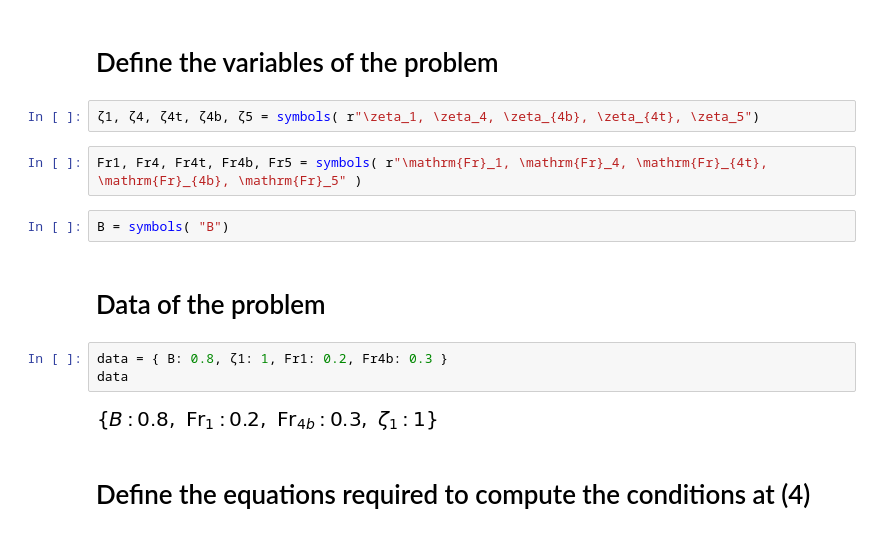
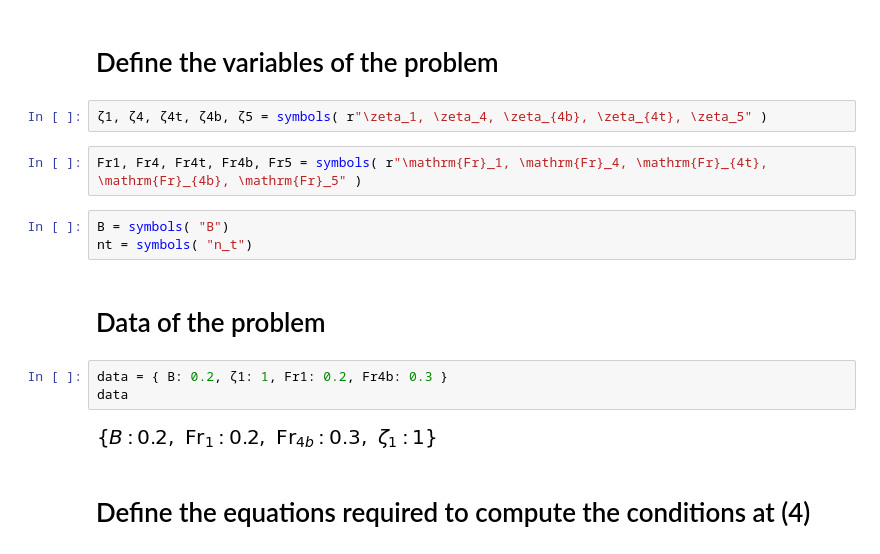
Before and after one commit to Pselae/MCTE_2020_2021, a Jupyter notebook: DiskActuator/Numerical_Computations.ipynb, the cells around one changed output. Saved outputs shown, nothing was run; the diff lists cells and outputs as text.

```diff
--- a/DiskActuator/Numerical_Computations.ipynb
+++ b/DiskActuator/Numerical_Computations.ipynb
@@ -9,18 +9,19 @@ Eq.__getitem__ = lambda self, i: self.args[i]
 # %% [markdown]
 # Define the variables of the problem
 # %%
-ζ1, ζ4, ζ4t, ζ4b, ζ5 = symbols( r"\zeta_1, \zeta_4, \zeta_{4b}, \zeta_{4t}, \zeta_5")
+ζ1, ζ4, ζ4t, ζ4b, ζ5 = symbols( r"\zeta_1, \zeta_4, \zeta_{4b}, \zeta_{4t}, \zeta_5" )
 # %%
 Fr1, Fr4, Fr4t, Fr4b, Fr5 = symbols( r"\mathrm{Fr}_1, \mathrm{Fr}_4, \mathrm{Fr}_{4t}, \mathrm{Fr}_{4b}, \mathrm{Fr}_5" )
 # %%
 B = symbols( "B")
+nt = symbols( "n_t")
 # %% [markdown]
 # Data of the problem
 # %%
-data = { B: 0.8, ζ1: 1, Fr1: 0.2, Fr4b: 0.3 }
+data = { B: 0.2, ζ1: 1, Fr1: 0.2, Fr4b: 0.3 }
 data
 # %% [output]
-[figure, old version]
+[figure, new version]
 # %% [markdown]
 # Define the equations required to compute the conditions at (4)
 # %%
```
Also changed, not shown: parts of 12 cells of this notebook.
